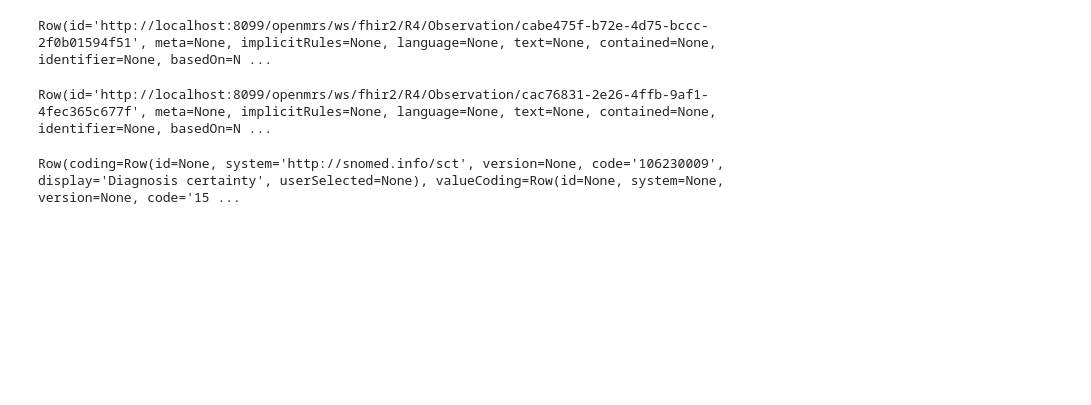
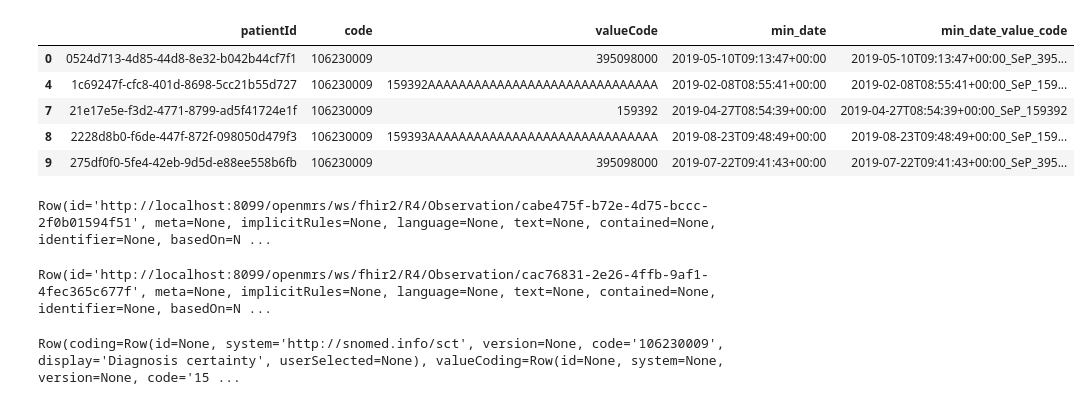
Before and after one commit to google/fhir-data-pipes, a Jupyter notebook: dwh/test_query_lib.ipynb, the cells around one changed output. Saved outputs shown, nothing was run; the diff lists cells and outputs as text; code cells hidden in the pictures; blank space fills up the shorter version.

```diff
--- a/dwh/test_query_lib.ipynb
+++ b/dwh/test_query_lib.ipynb
@@ -41,6 +41,16 @@ agg_df.head(20)
 | 17 | 3fcd80da-e2cd-4458-b8ac-efccc0301fbd | 1977-07-06 | male | 271650006 | None | 4 | 42.0000 | 98.0000 | 2019-06-29T08:06:42+00:00 | 2019-12-24T08:08:41+00:00 | ... |
 | 18 | 3ff5dee6-9da9-4315-8976-7dd43a41ff5f | 2009-08-22 | male | 271650006 | None | 5 | 68.0000 | 107.0000 | 2019-02-22T08:47:45+00:00 | 2020-05-28T08:33:44+00:00 | ... |
 | 19 | 42e27ff2-e0c7-4e8b-88d3-a34420d7cb71 | 1995-02-12 | male | 106230009 | 159393 | 3 | None | None | 2019-02-06T09:36:13+00:00 | 2020-08-23T09:31:13+00:00 | ... |
+# %%
+agg_df[(~agg_df['valueCode'].isnull())][
+    ['patientId', 'code', 'valueCode', 'min_date', 'min_date_value_code']].head()
+# %% [output]
+|  | patientId | code | valueCode | min_date | min_date_value_code |
+| 0 | 0524d713-4d85-44d8-8e32-b042b44cf7f1 | 106230009 | 395098000 | 2019-05-10T09:13:47+00:00 | 2019-05-10T09:13:47+00:00_SeP_395... |
+| 4 | 1c69247f-cfc8-401d-8698-5cc21b55d727 | 106230009 | 159392AAAAAAAAAAAAAAAAAAAAAAAAAAAAAA | 2019-02-08T08:55:41+00:00 | 2019-02-08T08:55:41+00:00_SeP_159... |
+| 7 | 21e17e5e-f3d2-4771-8799-ad5f41724e1f | 106230009 | 159392 | 2019-04-27T08:54:39+00:00 | 2019-04-27T08:54:39+00:00_SeP_159392 |
+| 8 | 2228d8b0-f6de-447f-872f-098050d479f3 | 106230009 | 159393AAAAAAAAAAAAAAAAAAAAAAAAAAAAAA | 2019-08-23T09:48:49+00:00 | 2019-08-23T09:48:49+00:00_SeP_159... |
+| 9 | 275df0f0-5fe4-42eb-9d5d-e88ee558b6fb | 106230009 | 395098000 | 2019-07-22T09:41:43+00:00 | 2019-07-22T09:41:43+00:00_SeP_395... |
 # %%
 obs = patient_query._obs_df
 #obs.withColumn('coding', F.explode('code.coding')).head()
@@ -48,11 +58,11 @@ obs = patient_query._obs_df
 obs.withColumn('coding', F.explode('code.coding')).filter('coding.system IS NULL').head()
 # %% [output]
 Row(id='http://localhost:8099/openmrs/ws/fhir2/R4/Observation/cabe475f-b72e-4d75-bccc-2f0b01594f51', meta=None, implicitRules=None, language=None, text=None, contained=None, identifier=None, basedOn=N ...
-# %%
-obs.withColumn('coding', F.explode('code.coding')).where(
-    'coding.code = "5090AAAAAAAAAAAAAAAAAAAAAAAAAAAAAAAA"').head()
-# %% [output]
-Row(id='http://localhost:8099/openmrs/ws/fhir2/R4/Observation/cac76831-2e26-4ffb-9af1-4fec365c677f', meta=None, implicitRules=None, language=None, text=None, contained=None, identifier=None, basedOn=N ...
+# %%
+obs.withColumn('coding', F.explode('code.coding')).where(
+    'coding.code = "5090AAAAAAAAAAAAAAAAAAAAAAAAAAAAAAAA"').head()
+# %% [output]
+Row(id='http://localhost:8099/openmrs/ws/fhir2/R4/Observation/cac76831-2e26-4ffb-9af1-4fec365c677f', meta=None, implicitRules=None, language=None, text=None, contained=None, identifier=None, basedOn=N ...
 # %%
 patient_query._flat_obs.head()
 # %% [output]
```
Also changed, not shown: parts of 2 cells of this notebook, 1 other file.
